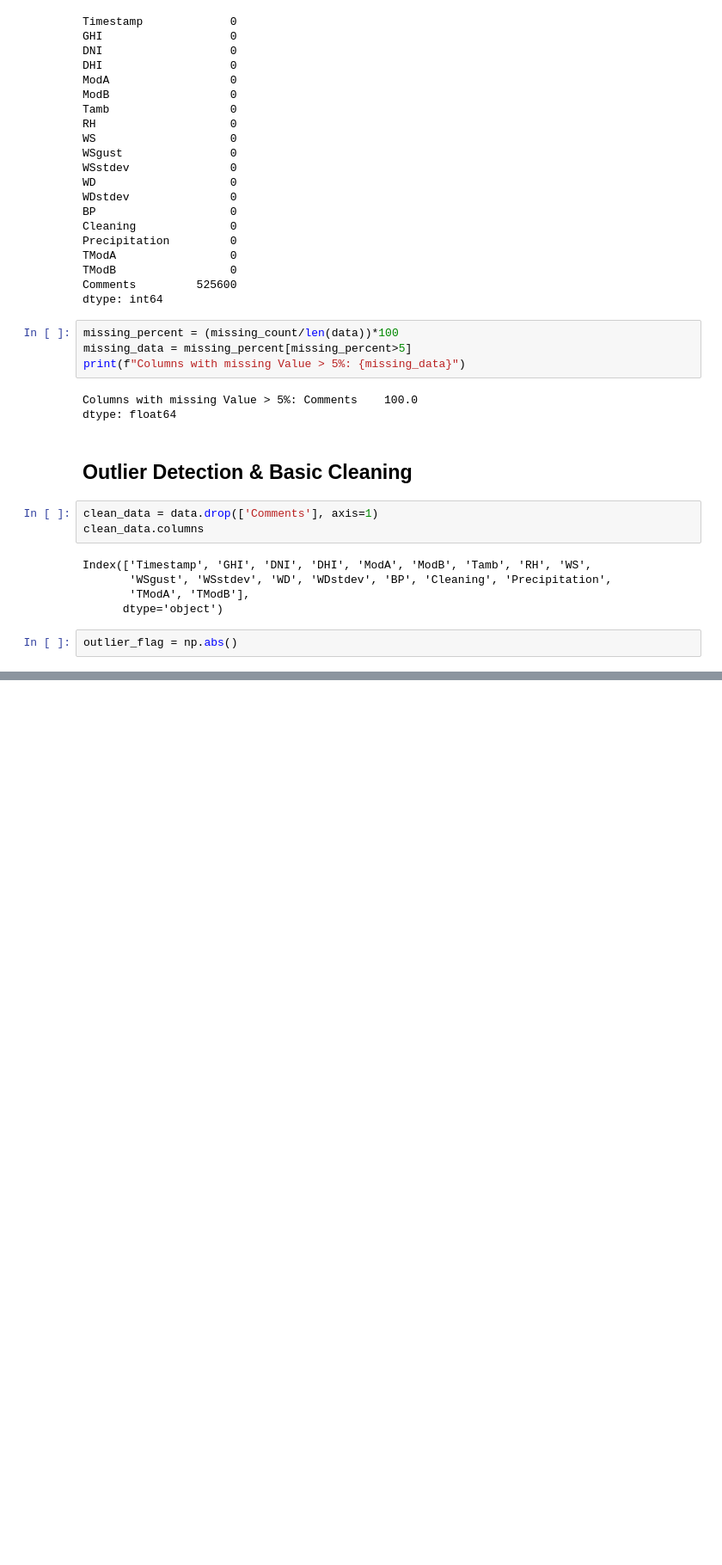
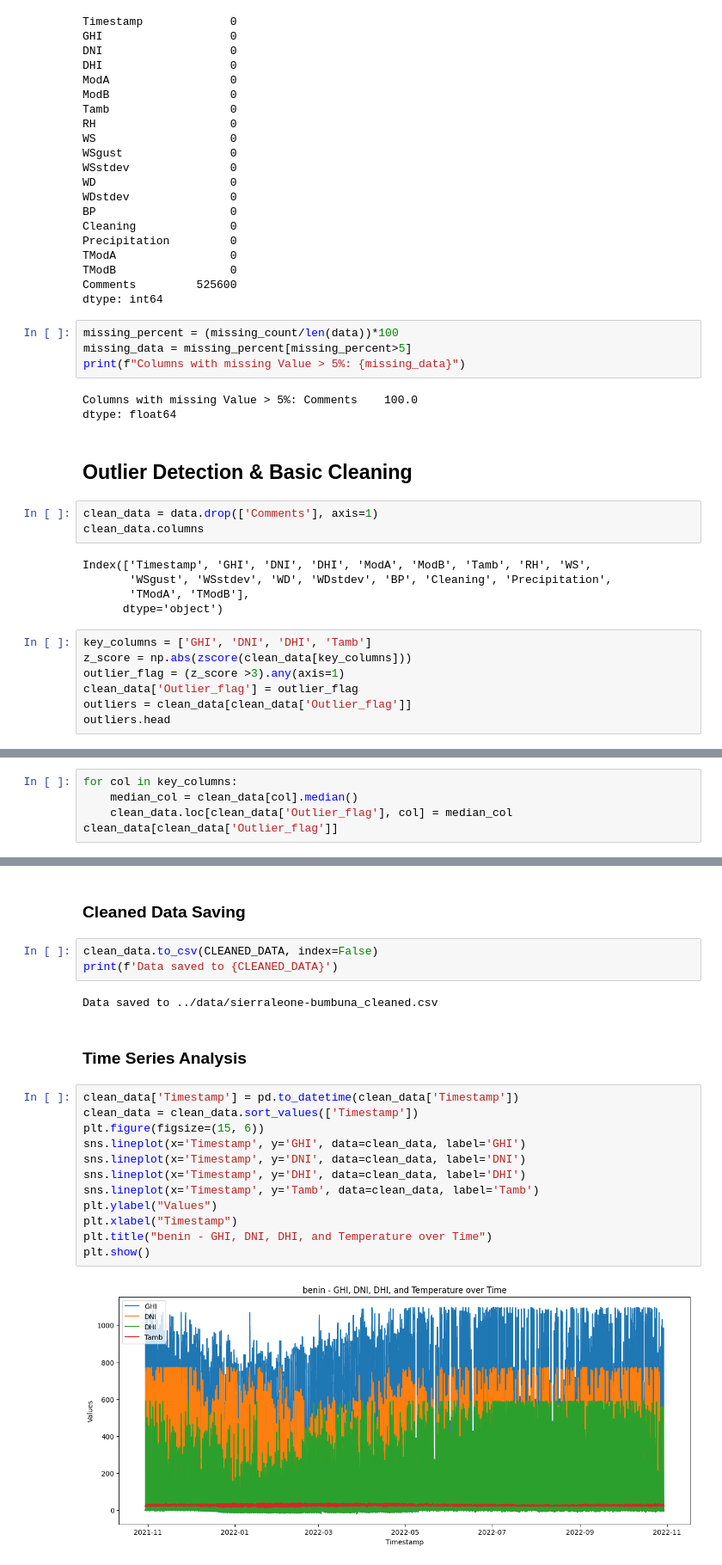
Before and after one commit to Aryam-21/solar-challenge-week0, a Jupyter notebook: notebooks/sierraleone_eda.ipynb, the cells around one changed output, grey strips where cells are left out. Shown at 86% size. Drawn from its saved outputs; the diff is of its cells as text; blank space fills up the shorter version.

Commit message:
Add Sierra Leone EDA notebook

```diff
--- a/notebooks/sierraleone_eda.ipynb
+++ b/notebooks/sierraleone_eda.ipynb
@@ -70,4 +70,9 @@ Index(['Timestamp', 'GHI', 'DNI', 'DHI', 'ModA', 'ModB', 'Tamb', 'RH', 'WS',
        'TModA', 'TModB'],
       dtype='object')
 # %%
-outlier_flag = np.abs()
+key_columns = ['GHI', 'DNI', 'DHI', 'Tamb']
+z_score = np.abs(zscore(clean_data[key_columns]))
+outlier_flag = (z_score >3).any(axis=1)
+clean_data['Outlier_flag'] = outlier_flag
+outliers = clean_data[clean_data['Outlier_flag']]
+outliers.head
@@ -73,0 +93,5 @@ outlier_flag = np.abs()
+# %%
+for col in key_columns:
+    median_col = clean_data[col].median()
+    clean_data.loc[clean_data['Outlier_flag'], col] = median_col
+clean_data[clean_data['Outlier_flag']]
@@ -73,0 +112,23 @@ outlier_flag = np.abs()
+# %% [markdown]
+### Cleaned Data Saving
+# %%
+clean_data.to_csv(CLEANED_DATA, index=False)
+print(f'Data saved to {CLEANED_DATA}')
+# %% [output]
+Data saved to ../data/sierraleone-bumbuna_cleaned.csv
+# %% [markdown]
+### Time Series Analysis
+# %%
+clean_data['Timestamp'] = pd.to_datetime(clean_data['Timestamp'])
+clean_data = clean_data.sort_values(['Timestamp'])
+plt.figure(figsize=(15, 6))
+sns.lineplot(x='Timestamp', y='GHI', data=clean_data, label='GHI')
+sns.lineplot(x='Timestamp', y='DNI', data=clean_data, label='DNI')
+sns.lineplot(x='Timestamp', y='DHI', data=clean_data, label='DHI')
+sns.lineplot(x='Timestamp', y='Tamb', data=clean_data, label='Tamb')
+plt.ylabel("Values")
+plt.xlabel("Timestamp")
+plt.title("benin - GHI, DNI, DHI, and Temperature over Time")
+plt.show()
+# %% [output]
+[figure, added]
```
Also changed, not shown: parts of 23 cells of this notebook.
